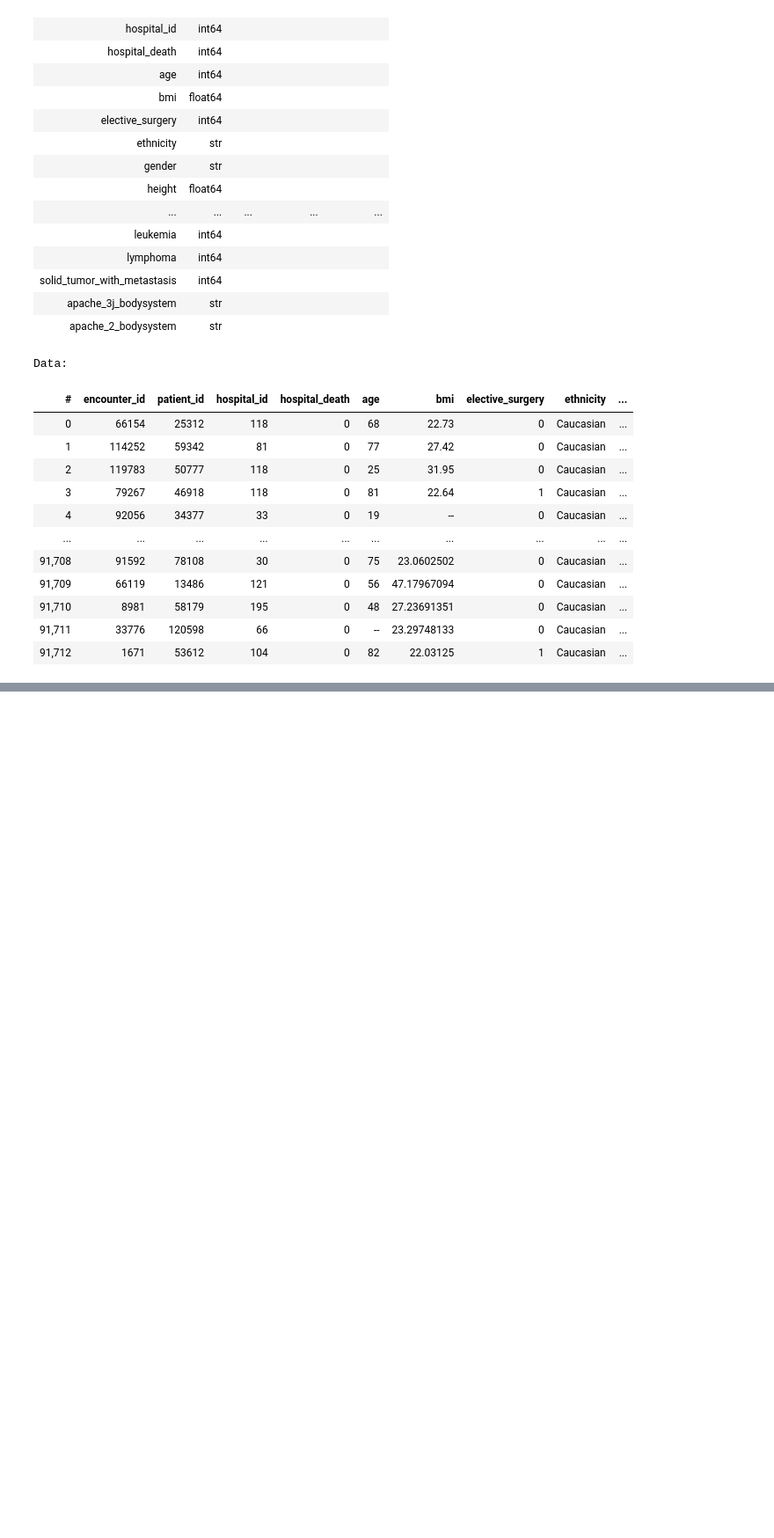
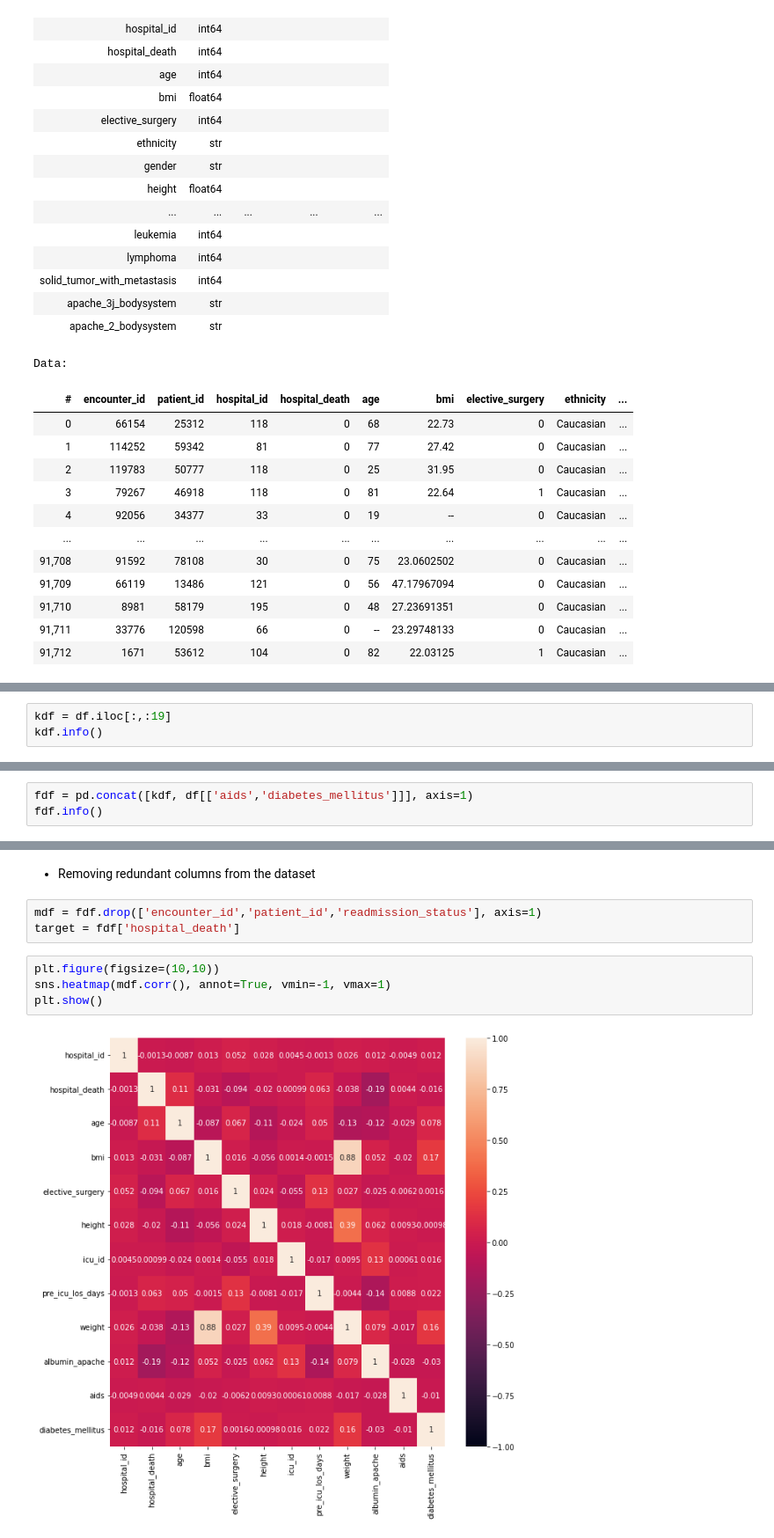
Before and after one commit to avikumart/Patient-Survival-Prediction-using-Deep-Learning, a Jupyter notebook: patient-survival-prediction-project.ipynb, the cells around one changed output, grey strips where cells are left out. Shown at 88% size. Saved outputs shown, nothing was run; the diff lists cells and outputs as text; blank space fills up the shorter version.

Commit message:
Kaggle Notebook | Patient Survival Prediction Project | Version 2

```diff
--- a/patient-survival-prediction-project.ipynb
+++ b/patient-survival-prediction-project.ipynb
@@ -106,0 +117,3 @@ Data:
+# %%
+kdf = df.iloc[:,:19]
+kdf.info()
@@ -106,0 +138,3 @@ Data:
+# %%
+fdf = pd.concat([kdf, df[['aids','diabetes_mellitus']]], axis=1)
+fdf.info()
@@ -106,0 +159,11 @@ Data:
+# %% [markdown]
+- Removing redundant columns from the dataset
+# %%
+mdf = fdf.drop(['encounter_id','patient_id','readmission_status'], axis=1)
+target = fdf['hospital_death']
+# %%
+plt.figure(figsize=(10,10))
+sns.heatmap(mdf.corr(), annot=True, vmin=-1, vmax=1)
+plt.show()
+# %% [output]
+[figure, added]
```
Also changed, not shown: parts of 14 cells of this notebook.
